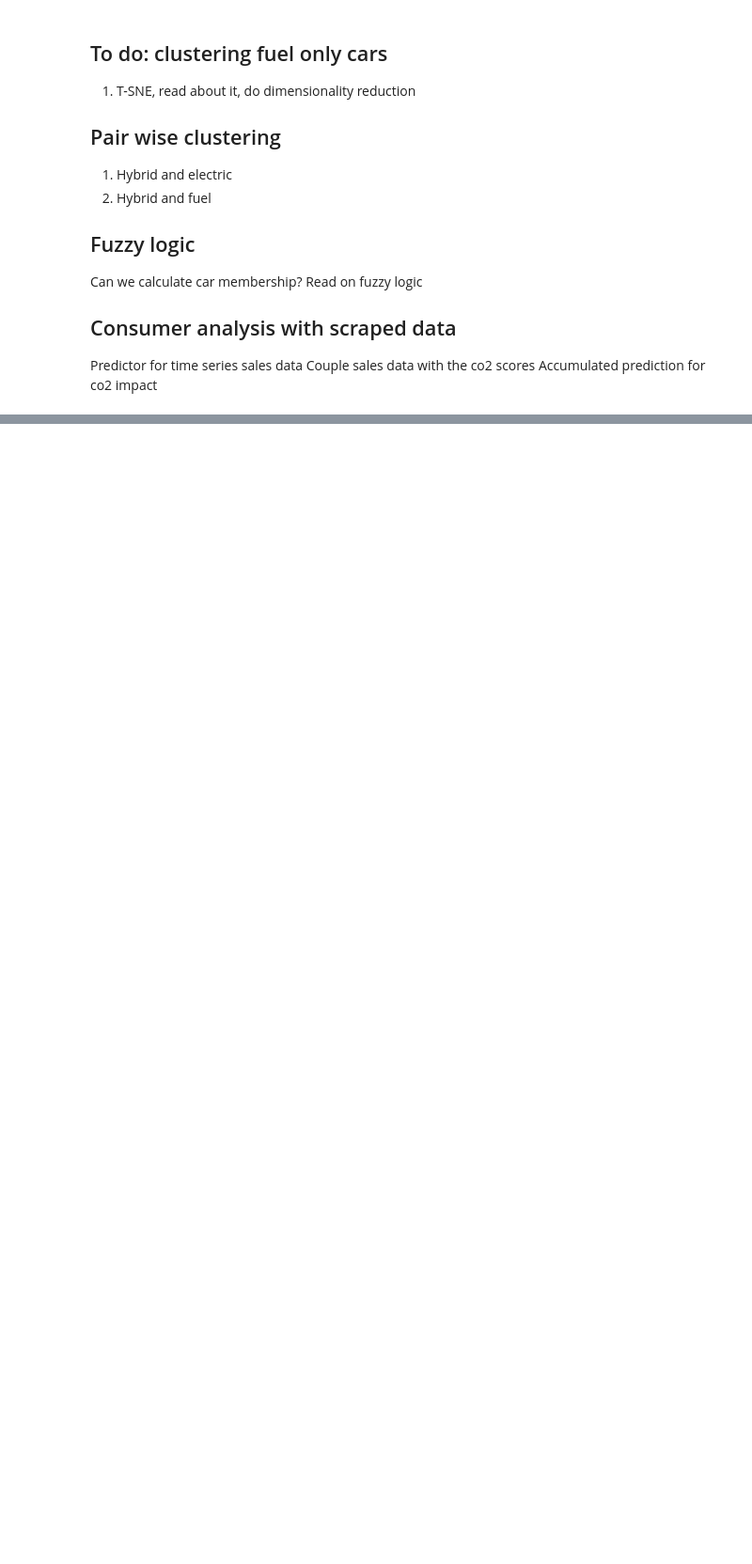
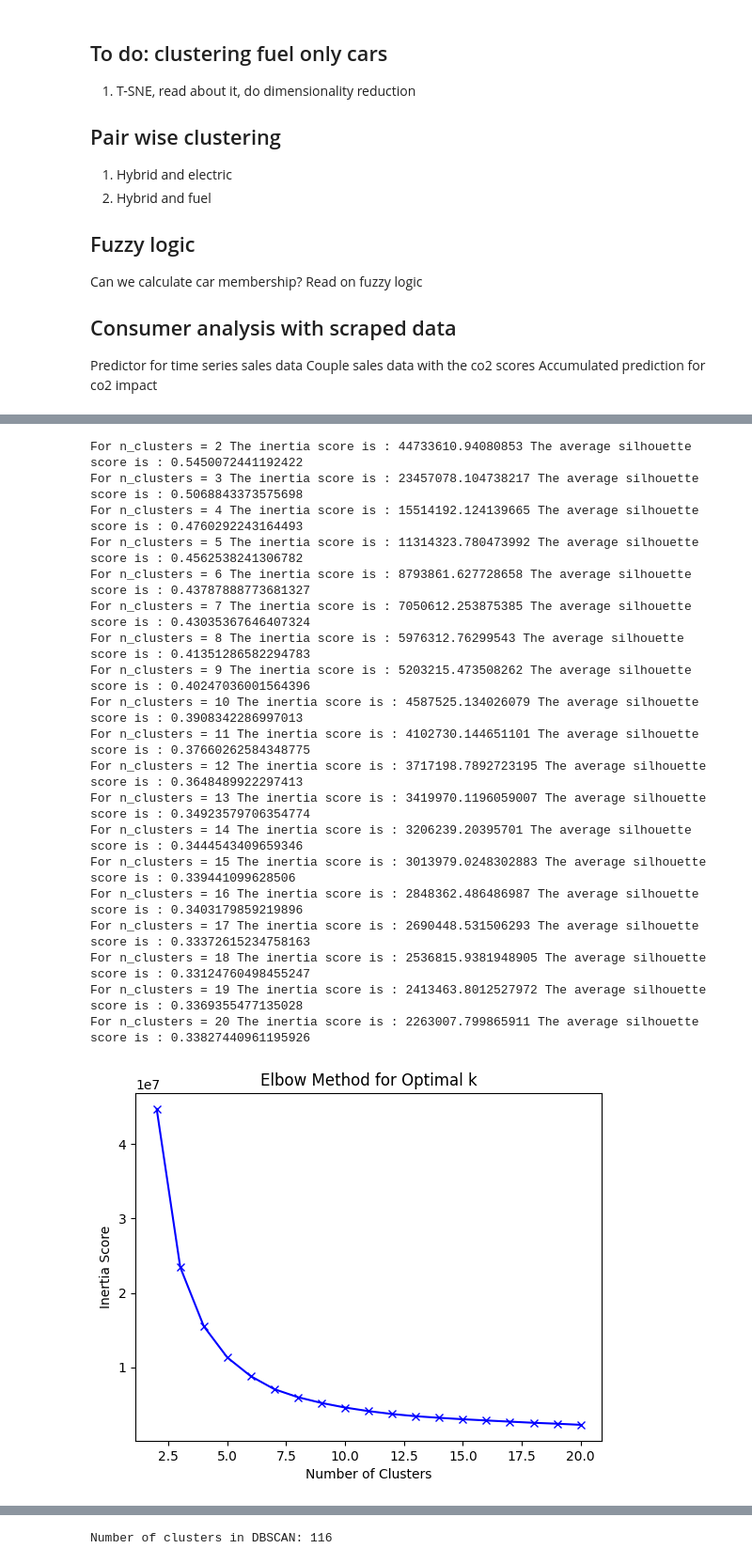
Before and after one commit to lfunderburk/machine-learning-capstone, a Jupyter notebook: notebooks/unsupervised-learning.ipynb, the cells around one changed output, grey strips where cells are left out. Shown: that part at 94% size. Saved outputs shown, nothing was run; the diff lists cells and outputs as text; code cells hidden in the pictures; blank space fills up the shorter version.

```diff
--- a/notebooks/unsupervised-learning.ipynb
+++ b/notebooks/unsupervised-learning.ipynb
@@ -69,11 +107,18 @@ df.info()
 # %%
-# Select only the columns with numerical data
+# Select the columns with numerical and categorical data
 num_cols = df.select_dtypes(include=np.number).columns
+cat_cols = df.select_dtypes(exclude=np.number).columns
+
+# One-hot encode the categorical columns
+df_cat = pd.get_dummies(df[['vehicleclass_','make_','mapped_fuel_type','vehicle_type']])
 df_num = df[num_cols]
 
+# Combine the numerical and one-hot encoded categorical dataframes
+df_processed = pd.concat([df_num, df_cat], axis=1)
+
 # Perform recursive feature elimination to select the most important features
-X = df_num.drop(["predicted_co2_rating",'original_co2r','id'], axis=1)
-y = df_num["predicted_co2_rating"]
+X = df_processed.drop(["predicted_co2_rating", "original_co2r", "id"], axis=1)
+y = df_processed["predicted_co2_rating"]
 
 dt = DecisionTreeClassifier(random_state=42)
 rfecv = RFECV(estimator=dt, cv=10)
@@ -101,7 +146,7 @@ feat_importances.nlargest(10).plot(kind='barh')
 plt.show()
 
 # Select the top 5 most important features
-threshold = feat_importances.nlargest(5).min()
+threshold = feat_importances.nlargest(7).min()
 top_features = feat_importances[feat_importances >= threshold].index.tolist()
 print("Top features:", top_features)
 # %%
@@ -109,17 +154,13 @@ print("Top features:", top_features)
 
 # select the top 5 important features
 # select only the top 5 important features
-X = X[[
-    'model_year', 'cylinders_', 'fuelconsumption_city(l/100km)',
-       'fuelconsumption_hwy(l/100km)', 'co2emissions_(g/km)',
-       'number_of_gears', 'fuelconsumption_comb(mpg)'
-]]
+X = X[top_features]
 
-# standardize the data
-X = (X - X.mean(axis=0)) / X.std(axis=0)
+scaler = StandardScaler()
+X_scaled = scaler.fit_transform(X[top_features])
 
 # create a range of cluster numbers
-range_n_clusters = range(2, 11)
+range_n_clusters = range(2, 21)
 
 # initialize lists to store the scores
 silhouette_scores = []
@@ -140,31 +181,52 @@ for n_clusters in range_n_clusters:
     # calculate the silhouette score
     silhouette_avg = silhouette_score(X, kmeans.labels_)
     silhouette_scores.append(silhouette_avg)
 
     # print the scores
     print("For n_clusters =", n_clusters,
           "The inertia score is :", kmeans.inertia_,
           "The average silhouette score is :", silhouette_avg)
 
 # plot the elbow curve
 plt.plot(range_n_clusters, inertia_scores, 'bx-')
 plt.xlabel('Number of Clusters')
 plt.ylabel('Inertia Score')
 plt.title('Elbow Method for Optimal k')
 plt.show()
 
 # plot the silhouette scores
 plt.plot(range_n_clusters, silhouette_scores, 'bx-')
 plt.xlabel('Number of Clusters')
 plt.ylabel('Silhouette Score')
 plt.title('Silhouette Method for Optimal k')
 plt.show()
 
 # initialize DBSCAN
 dbscan = DBSCAN(eps=0.3, min_samples=10)
 
 # fit DBSCAN to the data
-dbscan.fit(X)
+dbscan.fit(X_scaled)
 
 # print the number of clusters (unique labels) in DBSCAN
 print("Number of clusters in DBSCAN:", len(np.unique(dbscan.labels_)))
+# %% [output]
+For n_clusters = 2 The inertia score is : 44733610.94080853 The average silhouette score is : 0.5450072441192422
+For n_clusters = 3 The inertia score is : 23457078.104738217 The average silhouette score is : 0.5068843373575698
+For n_clusters = 4 The inertia score is : 15514192.124139665 The average silhouette score is : 0.4760292243164493
+For n_clusters = 5 The inertia score is : 11314323.780473992 The average silhouette score is : 0.4562538241306782
+For n_clusters = 6 The inertia score is : 8793861.627728658 The average silhouette score is : 0.43787888773681327
+For n_clusters = 7 The inertia score is : 7050612.253875385 The average silhouette score is : 0.43035367646407324
+For n_clusters = 8 The inertia score is : 5976312.76299543 The average silhouette score is : 0.41351286582294783
+For n_clusters = 9 The inertia score is : 5203215.473508262 The average silhouette score is : 0.40247036001564396
+For n_clusters = 10 The inertia score is : 4587525.134026079 The average silhouette score is : 0.3908342286997013
+For n_clusters = 11 The inertia score is : 4102730.144651101 The average silhouette score is : 0.37660262584348775
+For n_clusters = 12 The inertia score is : 3717198.7892723195 The average silhouette score is : 0.3648489922297413
+For n_clusters = 13 The inertia score is : 3419970.1196059007 The average silhouette score is : 0.34923579706354774
+For n_clusters = 14 The inertia score is : 3206239.20395701 The average silhouette score is : 0.3444543409659346
+For n_clusters = 15 The inertia score is : 3013979.0248302883 The average silhouette score is : 0.339441099628506
+For n_clusters = 16 The inertia score is : 2848362.486486987 The average silhouette score is : 0.3403179859219896
+For n_clusters = 17 The inertia score is : 2690448.531506293 The average silhouette score is : 0.33372615234758163
+For n_clusters = 18 The inertia score is : 2536815.9381948905 The average silhouette score is : 0.33124760498455247
+For n_clusters = 19 The inertia score is : 2413463.8012527972 The average silhouette score is : 0.3369355477135028
+For n_clusters = 20 The inertia score is : 2263007.799865911 The average silhouette score is : 0.33827440961195926
+[figure, added]
@@ -171,3 +234,4 @@ print("Number of clusters in DBSCAN:", len(np.unique(dbscan.labels_)))
+Number of clusters in DBSCAN: 116
 # %%
 
 def perform_dbscan(X, eps, min_samples):
```
Also changed, not shown: parts of 13 cells of this notebook, 1 other file.
